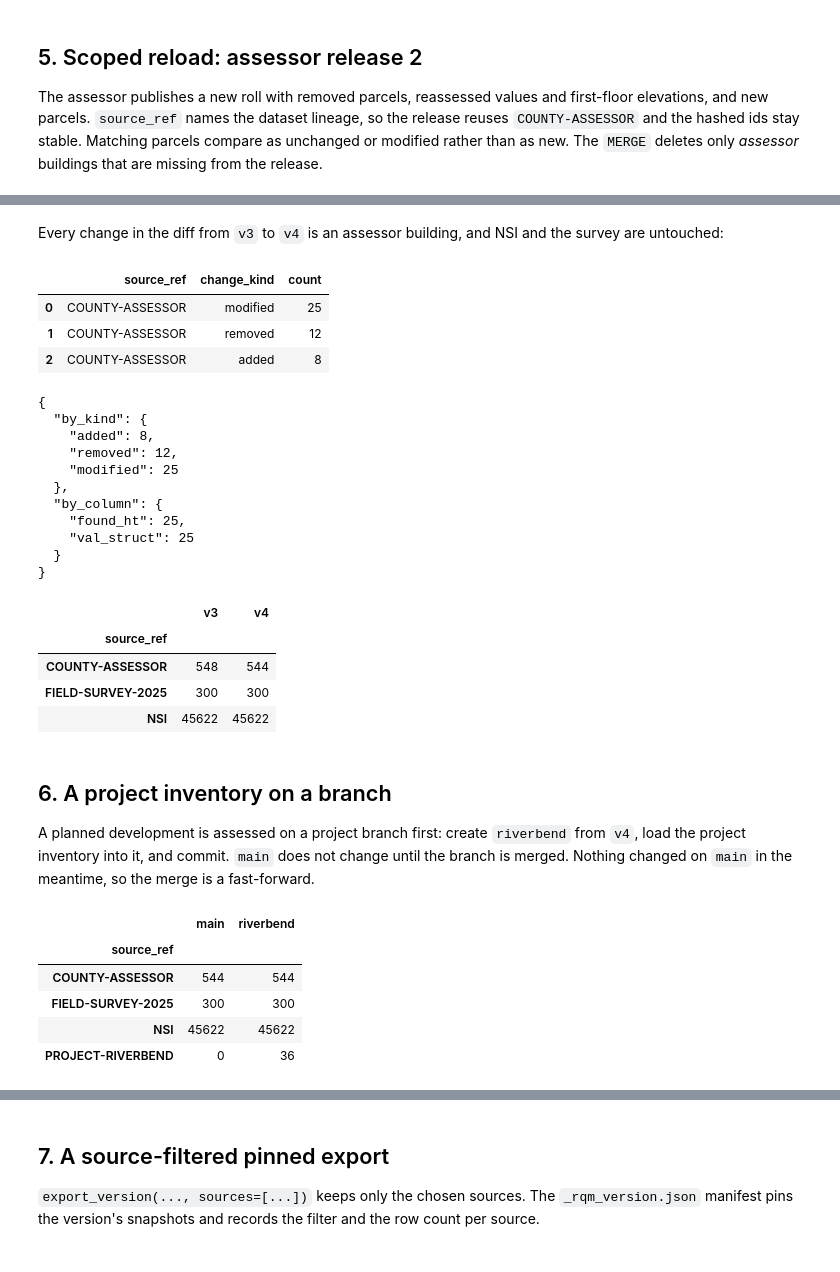
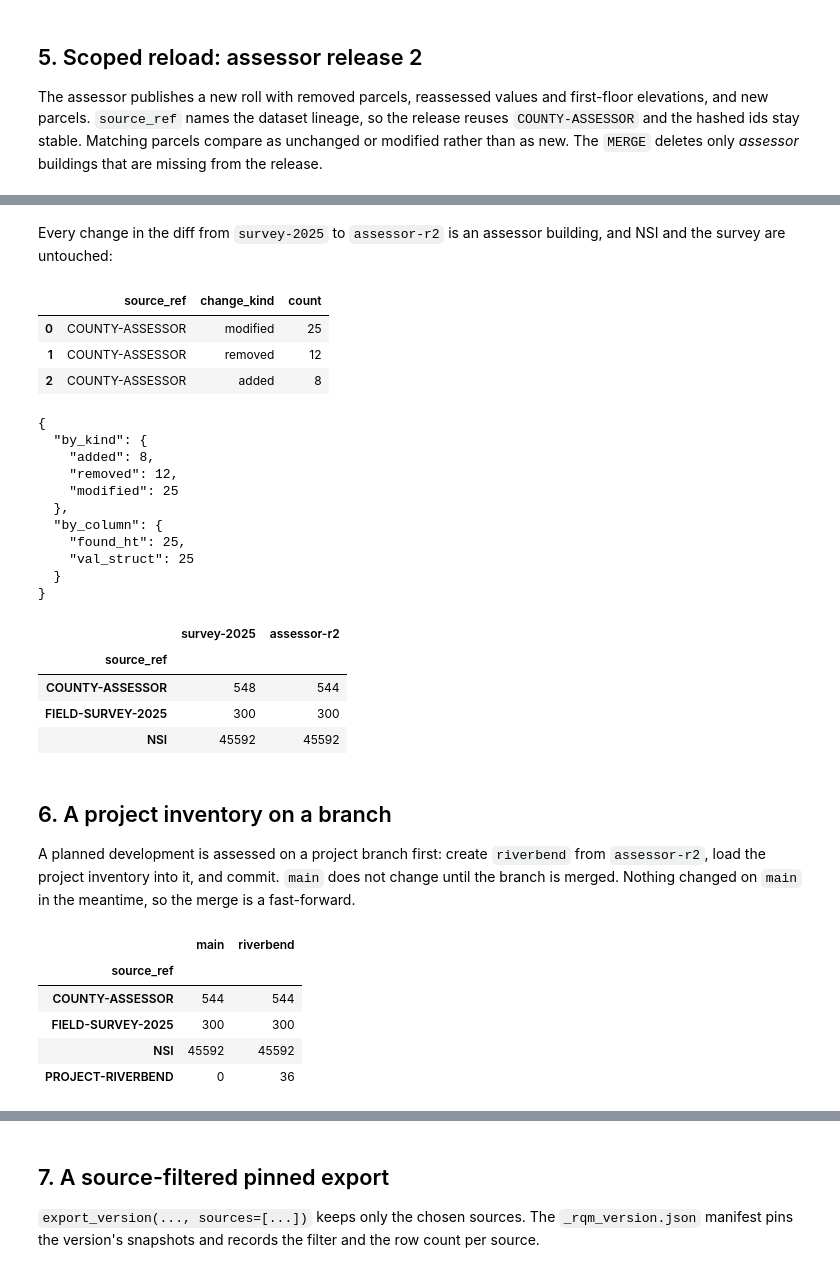
Before and after one commit to fema-ffrd/rqm-data-model, a Jupyter notebook: notebooks/03_multi_source_demo.ipynb, the cells around one changed output, grey strips where cells are left out. Saved outputs shown, nothing was run; the diff lists cells and outputs as text; code cells hidden in the pictures.

```diff
--- a/notebooks/03_multi_source_demo.ipynb
+++ b/notebooks/03_multi_source_demo.ipynb
@@ -66,13 +74,18 @@ sys.path.insert(0, str(REPO / "tools"))
 SAMPLE = REPO / "test" / "data" / "nsi.parquet"
 SPECS = REPO / "notebooks" / "sources"
 DATA_DIR = Path("/workspaces/rqm-data-model/test")
+# The warehouse is shared by the three demos and created by 01_setup_demo.
+WAREHOUSE = DATA_DIR / "warehouse-notebook"
+assert WAREHOUSE.exists(), f"{WAREHOUSE} not found: run 01_setup_demo.ipynb first"
+# The version 02_versioning_demo leaves main at; this notebook builds on it.
+BASE_VERSION = "nsi-sample-v7"
+# This notebook's own inputs and exports, recreated on every run.
 SCRATCH = DATA_DIR / "multi-source-notebook"
-WAREHOUSE = SCRATCH / "warehouse"
 INPUTS = SCRATCH / "inputs"
 EXPORTS = SCRATCH / "exports"
 if SCRATCH.exists():
     shutil.rmtree(SCRATCH)
-for d in (WAREHOUSE, INPUTS, EXPORTS):
+for d in (INPUTS, EXPORTS):
     d.mkdir(parents=True)
 
 CATALOG = "rqm"
@@ -583,14 +615,16 @@ n_removed                      12
 n_changed                      25
 dtype: object
 # %% [markdown]
-Every change in the diff from `v3` to `v4` is an assessor building, and NSI and the survey are untouched:
+Every change in the diff from `survey-2025` to `assessor-r2` is an assessor building, and NSI and the survey are untouched:
 # %%
-diff = v.diff_versions(spark, CATALOG, "v3", "v4")
+diff = v.diff_versions(spark, CATALOG, "survey-2025", "assessor-r2")
 ids = (
-    v.read_version(spark, CATALOG, "v3")
+    v.read_version(spark, CATALOG, "survey-2025")
     .select("building_id", "source_ref")
     .unionByName(
-        v.read_version(spark, CATALOG, "v4").select("building_id", "source_ref")
+        v.read_version(spark, CATALOG, "assessor-r2").select(
+            "building_id", "source_ref"
+        )
     )
     .distinct()
 )
@@ -603,38 +637,38 @@ diff.join(ids, "building_id").groupBy("source_ref", "change_kind").count().toPan
 # %%
 print(json.dumps(v.diff_summary(diff), indent=2))
 pd.concat(
     {
-        "v3": per_source(f"{BUILDINGS} VERSION AS OF 'v3'"),
-        "v4": per_source(f"{BUILDINGS} VERSION AS OF 'v4'"),
+        "survey-2025": per_source(f"{BUILDINGS} VERSION AS OF 'survey-2025'"),
+        "assessor-r2": per_source(f"{BUILDINGS} VERSION AS OF 'assessor-r2'"),
     },
     axis=1,
 )
 # %% [output]
 {
   "by_kind": {
     "added": 8,
     "removed": 12,
     "modified": 25
   },
   "by_column": {
     "found_ht": 25,
     "val_struct": 25
   }
 }
-|  | v3 | v4 |
+|  | survey-2025 | assessor-r2 |
 | source_ref |  |  |
 | COUNTY-ASSESSOR | 548 | 544 |
 | FIELD-SURVEY-2025 | 300 | 300 |
-| NSI | 45622 | 45622 |
+| NSI | 45592 | 45592 |
 # %% [markdown]
 ## 6. A project inventory on a branch
 
 A planned development is assessed on a project branch first: create
-`riverbend` from `v4`, load the project inventory into it, and commit. `main`
+`riverbend` from `assessor-r2`, load the project inventory into it, and commit. `main`
 does not change until the branch is merged. Nothing changed on `main` in the
 meantime, so the merge is a fast-forward.
 # %%
-v.create_branch(spark, CATALOG, "riverbend", "v4")
+v.create_branch(spark, CATALOG, "riverbend", "assessor-r2")
 riverbend, _ = load(
     specs["riverbend"],
     syn.riverbend,
@@ -655,7 +689,7 @@ pd.concat(
 | source_ref |  |  |
 | COUNTY-ASSESSOR | 544 | 544 |
 | FIELD-SURVEY-2025 | 300 | 300 |
-| NSI | 45622 | 45622 |
+| NSI | 45592 | 45592 |
 | PROJECT-RIVERBEND | 0 | 36 |
 # %%
 merged = v.merge_branch(
```
Also changed, not shown: parts of 18 cells of this notebook, 4 other files.
